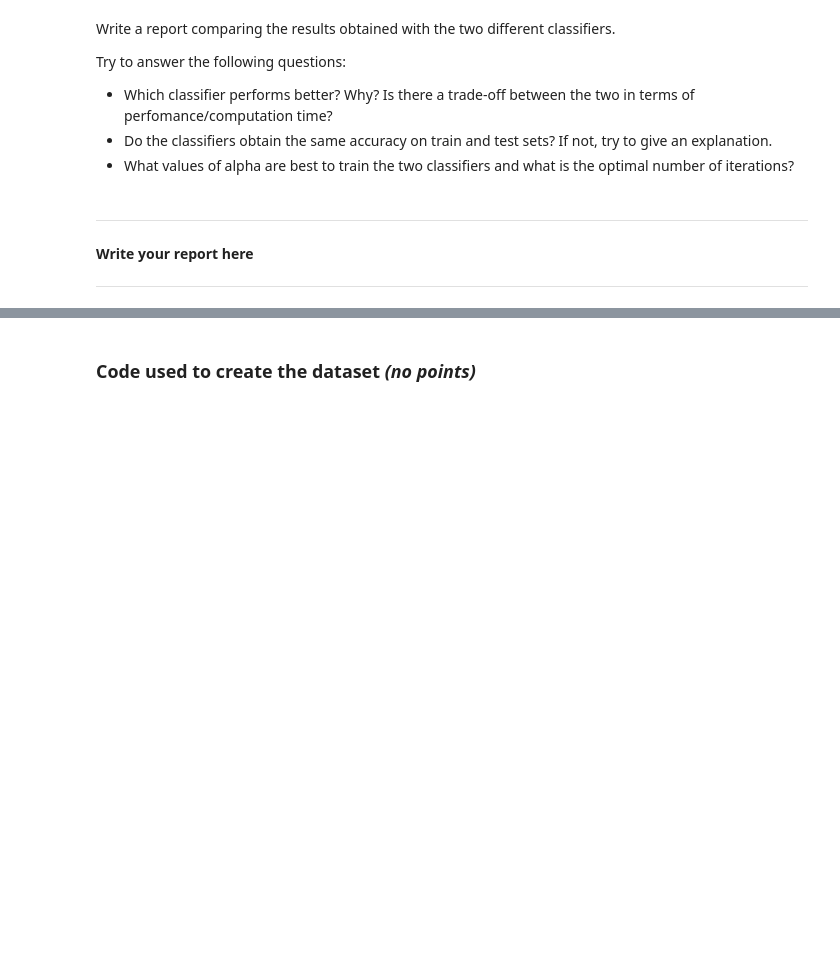
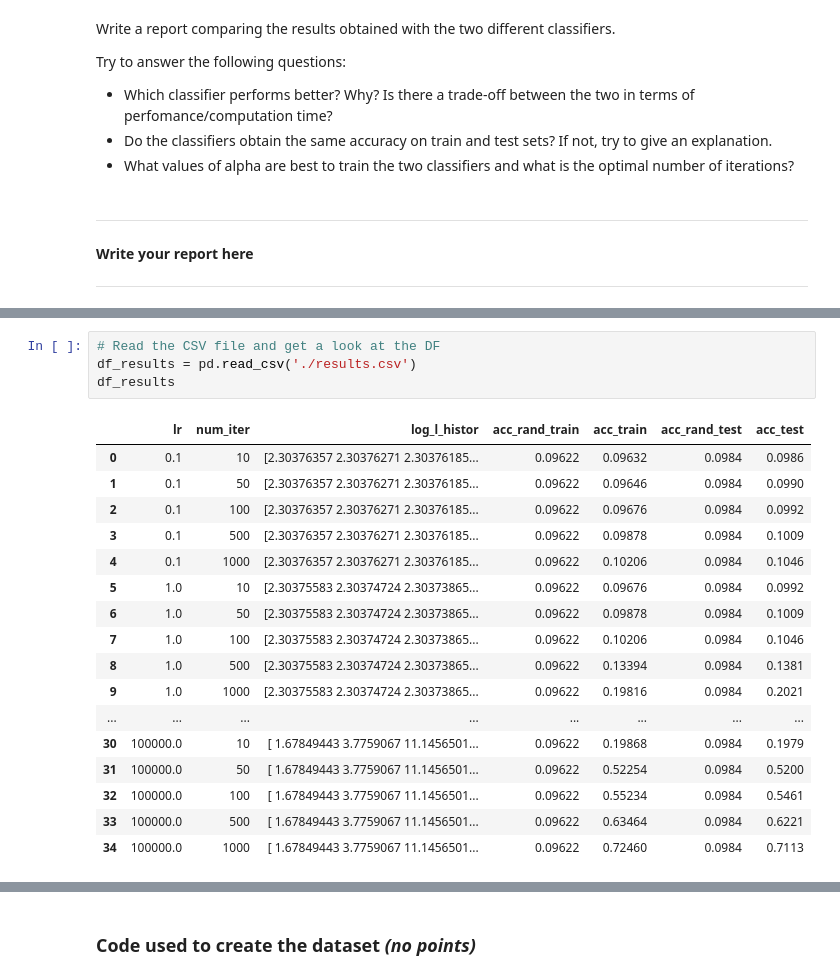
Before and after one commit to ywateba/fds_2023_hw2, a Jupyter notebook: HW2.ipynb, the cells around one changed output, grey strips where cells are left out. Drawn from its saved outputs; the diff is of its cells as text; blank space fills up the shorter version.

```diff
--- a/HW2.ipynb
+++ b/HW2.ipynb
@@ -1752,0 +1814,22 @@ Try to answer the following questions:
+# %%
+# Read the CSV file and get a look at the DF
+df_results = pd.read_csv('./results.csv')
+df_results
+# %% [output]
+|  | lr | num_iter | log_l_histor | acc_rand_train | acc_train | acc_rand_test | acc_test |
+| 0 | 0.1 | 10 | [2.30376357 2.30376271 2.30376185... | 0.09622 | 0.09632 | 0.0984 | 0.0986 |
+| 1 | 0.1 | 50 | [2.30376357 2.30376271 2.30376185... | 0.09622 | 0.09646 | 0.0984 | 0.0990 |
+| 2 | 0.1 | 100 | [2.30376357 2.30376271 2.30376185... | 0.09622 | 0.09676 | 0.0984 | 0.0992 |
+| 3 | 0.1 | 500 | [2.30376357 2.30376271 2.30376185... | 0.09622 | 0.09878 | 0.0984 | 0.1009 |
+| 4 | 0.1 | 1000 | [2.30376357 2.30376271 2.30376185... | 0.09622 | 0.10206 | 0.0984 | 0.1046 |
+| 5 | 1.0 | 10 | [2.30375583 2.30374724 2.30373865... | 0.09622 | 0.09676 | 0.0984 | 0.0992 |
+| 6 | 1.0 | 50 | [2.30375583 2.30374724 2.30373865... | 0.09622 | 0.09878 | 0.0984 | 0.1009 |
+| 7 | 1.0 | 100 | [2.30375583 2.30374724 2.30373865... | 0.09622 | 0.10206 | 0.0984 | 0.1046 |
+| 8 | 1.0 | 500 | [2.30375583 2.30374724 2.30373865... | 0.09622 | 0.13394 | 0.0984 | 0.1381 |
+| 9 | 1.0 | 1000 | [2.30375583 2.30374724 2.30373865... | 0.09622 | 0.19816 | 0.0984 | 0.2021 |
+| ... | ... | ... | ... | ... | ... | ... | ... |
+| 30 | 100000.0 | 10 | [ 1.67849443 3.7759067 11.1456501... | 0.09622 | 0.19868 | 0.0984 | 0.1979 |
+| 31 | 100000.0 | 50 | [ 1.67849443 3.7759067 11.1456501... | 0.09622 | 0.52254 | 0.0984 | 0.5200 |
+| 32 | 100000.0 | 100 | [ 1.67849443 3.7759067 11.1456501... | 0.09622 | 0.55234 | 0.0984 | 0.5461 |
+| 33 | 100000.0 | 500 | [ 1.67849443 3.7759067 11.1456501... | 0.09622 | 0.63464 | 0.0984 | 0.6221 |
+| 34 | 100000.0 | 1000 | [ 1.67849443 3.7759067 11.1456501... | 0.09622 | 0.72460 | 0.0984 | 0.7113 |
```
Also changed, not shown: parts of 12 cells of this notebook, 2 other files.
